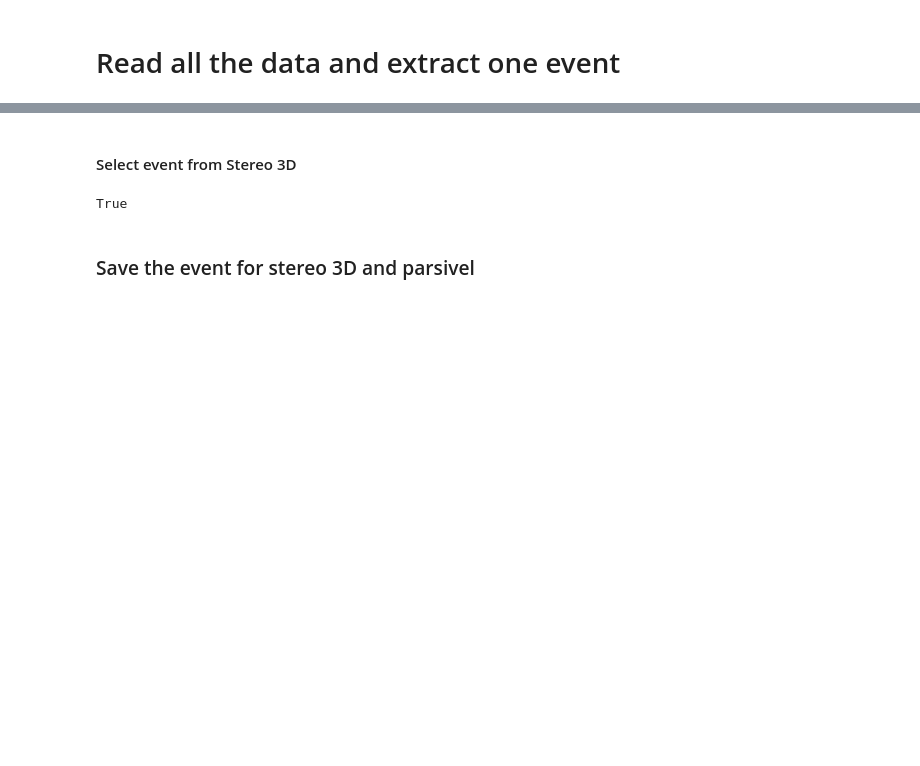
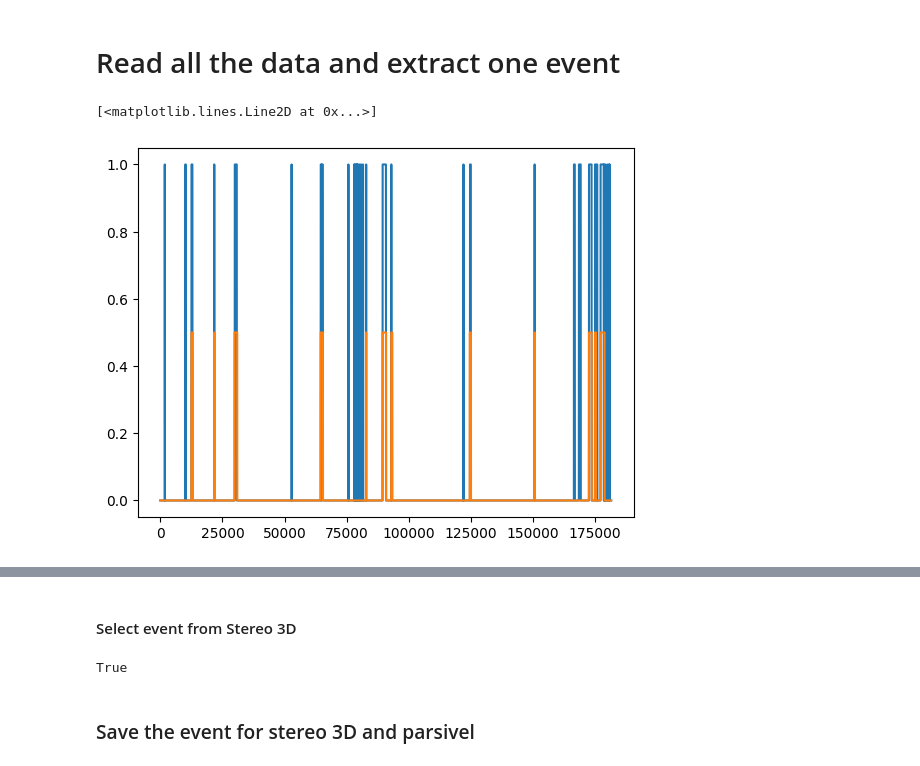
Before and after one commit to marcinmss/rain_analysis_toolbox, a Jupyter notebook: notebooks/comparison_multiple_events/select_save_events.ipynb, the cells around one changed output, grey strips where cells are left out. Drawn from its saved outputs; the diff is of its cells as text; code cells hidden in the pictures; blank space fills up the shorter version.

```diff
--- a/notebooks/comparison_multiple_events/select_save_events.ipynb
+++ b/notebooks/comparison_multiple_events/select_save_events.ipynb
@@ -15,3 +16,11 @@ end = 20231022235930
 # Read the main parsivel series
 parsivel_series = pars_read(beg, end, pars_datafolder)
 stereo_series = std_read(beg, end, stereo_datafolder)
+# %%
+pars_events_series = parsivel_series.find_events(15,0.7)
+str_events_series = is_event(stereo_series.rain_rate(30)[:-1], 15, 0.7)
+plt.plot(pars_events_series)
+plt.plot(str_events_series/2)
+# %% [output]
+[<matplotlib.lines.Line2D at 0x...>]
+[figure, added]
```
Also changed, not shown: parts of 8 cells of this notebook, 5 other files.
